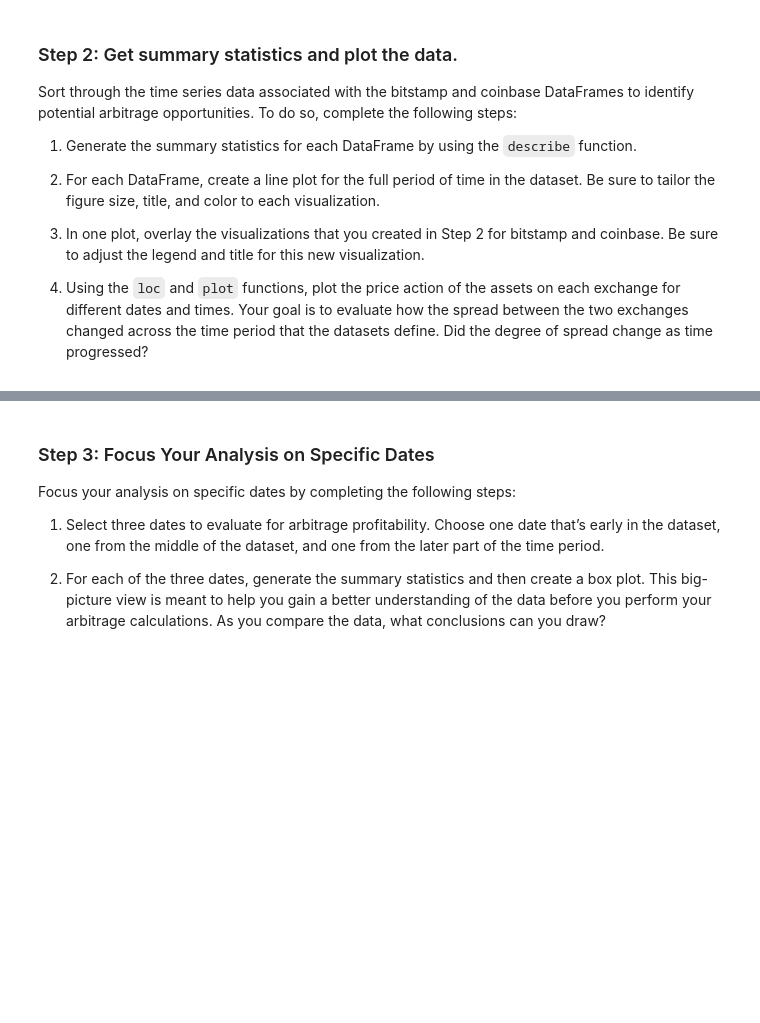
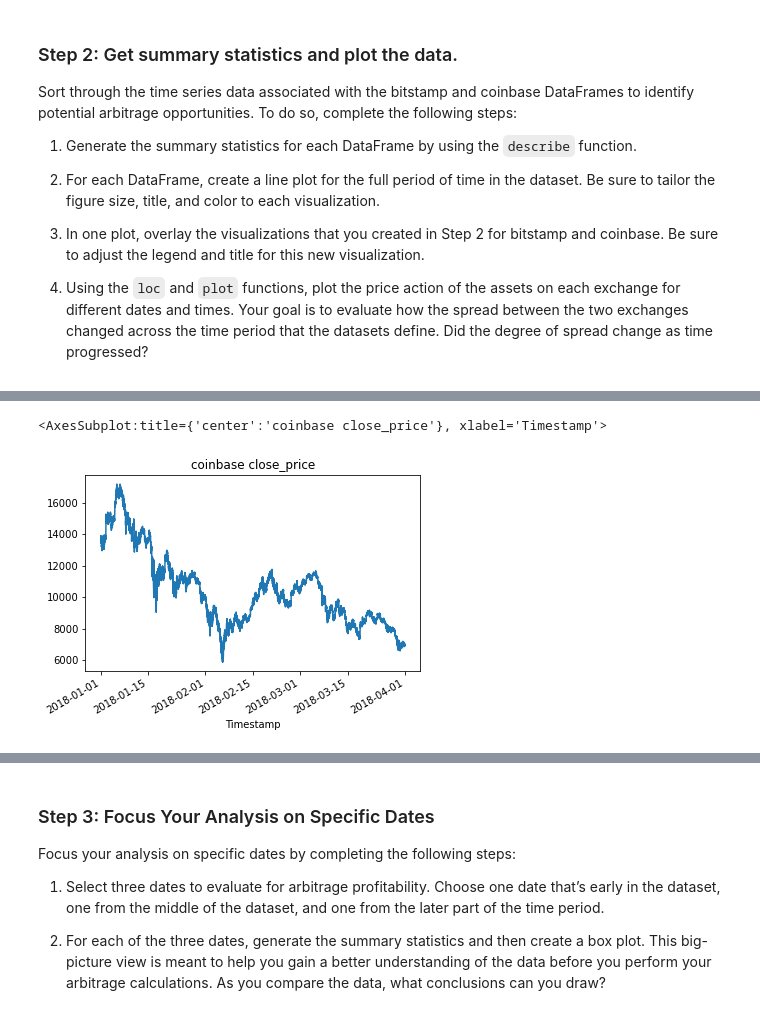
Before and after one commit to rulo96z/Financial_Analysis, a Jupyter notebook: crypto_arbitrage.ipynb, the cells around one changed output, grey strips where cells are left out. Cells and saved outputs as stored; diff of their text form; code cells hidden in the pictures; blank space fills up the shorter version.

```diff
--- a/crypto_arbitrage.ipynb
+++ b/crypto_arbitrage.ipynb
@@ -242,6 +248,6 @@ SyntaxError: invalid syntax (<ipython-input-11-ab5d41f94356>, line 2)
 # %%
 # Use loc or iloc to select `Timestamp (the index)` and `Close` from coinbase DataFrame
-coinbase_sliced = # YOUR CODE HERE
+coinbase_sliced = coinbase.loc[:, "Close"]
 
 # Review the first five rows of the DataFrame
-# YOUR CODE HERE
+coinbase_sliced.head()
@@ -270,7 +307,10 @@ Sort through the time series data associated with the bitstamp and coinbase Data
 # %%
 # Create a line plot for the coinbase DataFrame for the full length of time in the dataset
 # Be sure that the figure size, title, and color are tailored to each visualization
-# YOUR CODE HERE
+coinbase_sliced.plot(title="coinbase close_price")
+# %% [output]
+<AxesSubplot:title={'center':'coinbase close_price'}, xlabel='Timestamp'>
+[figure, added]
 # %%
 # Overlay the visualizations for the bitstamp and coinbase DataFrames in one plot
 # The plot should visualize the prices over the full lenth of the dataset
```
Also changed, not shown: parts of 37 cells of this notebook.
